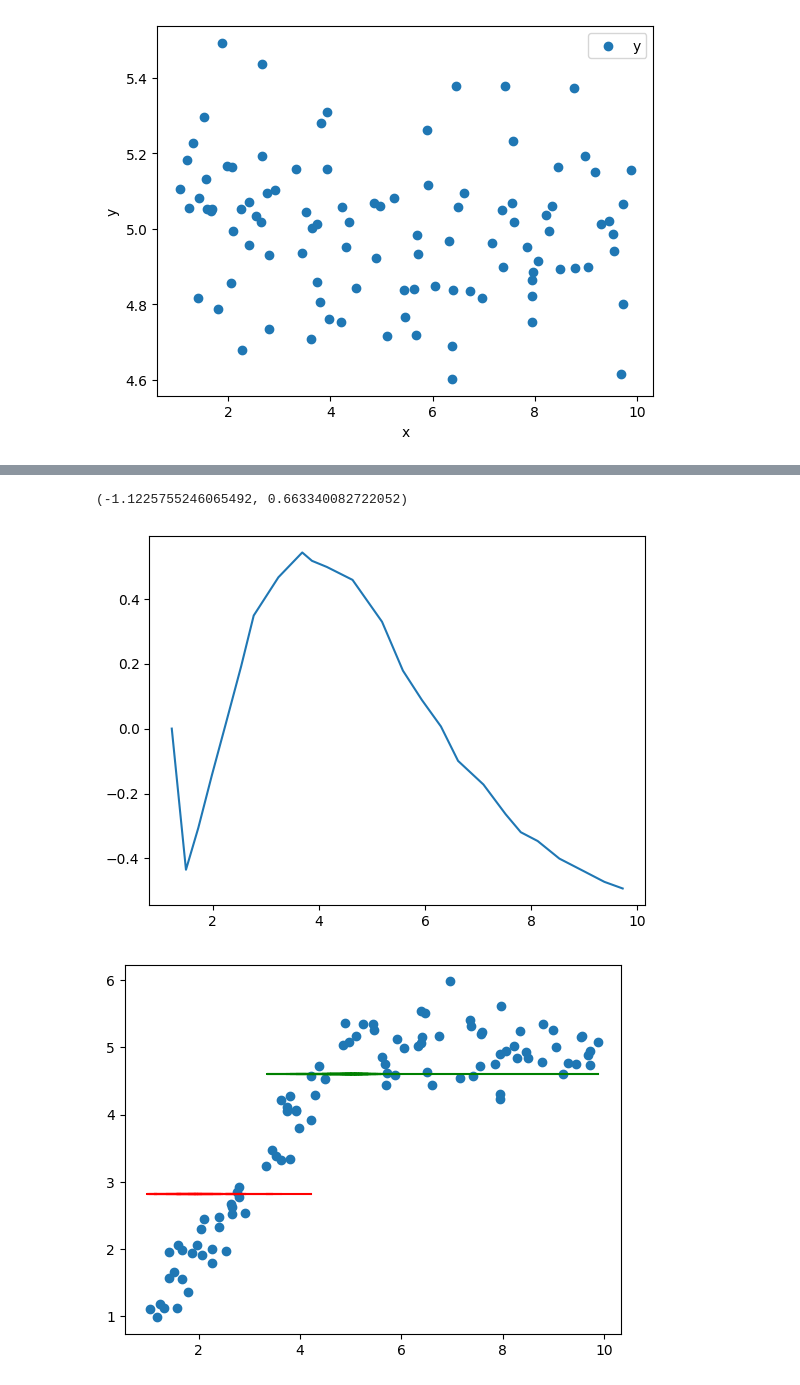
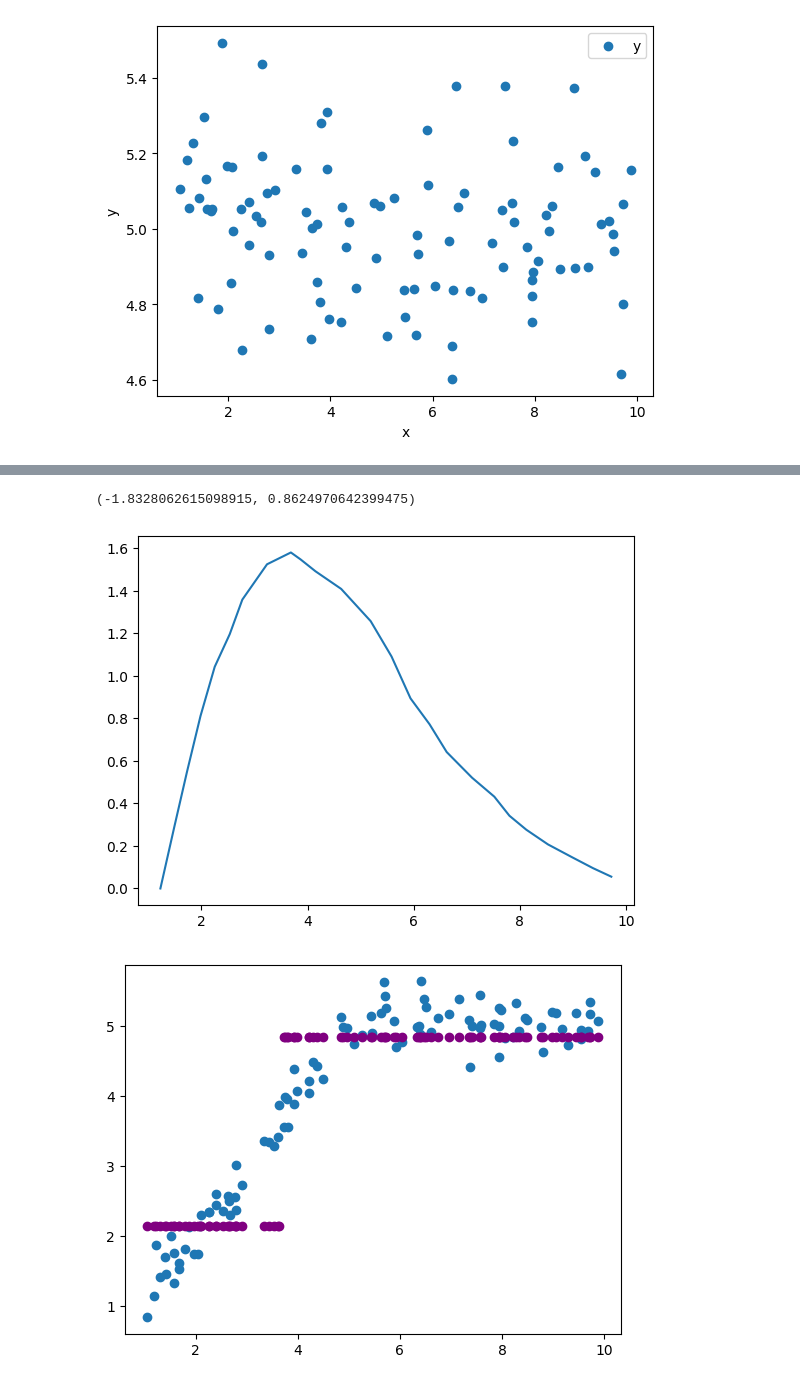
Before and after one commit to Hecramco/Synthetic_PV_Profiles, a Jupyter notebook: samples/regression/XG_BOOST_reproduction.ipynb, the cells around one changed output, grey strips where cells are left out. Saved outputs shown, nothing was run; the diff lists cells and outputs as text; code cells hidden in the pictures.

```diff
--- a/samples/regression/XG_BOOST_reproduction.ipynb
+++ b/samples/regression/XG_BOOST_reproduction.ipynb
@@ -82,7 +82,7 @@ l = []
 #Test the different threshold, this is to find the optimal threshold to split the data
 # Each threshold will be tested on the whole dataset
 for i in range(len(df)):
-
+    opt_split = np.inf
     # select the threshold to split the data
     t = df["X"][i]
     df_L =  df[df["X"]<t]
@@ -286,19 +448,19 @@ def get_split_value_one_feature(histogram, lambda_ = 0.1, gamma = 0.1):
 # %%
-score , split_value, w_left, w_right = get_split_value_one_feature(feat1, lambda_ = 0.4, gamma = 0.5)
+lambda_ = 0
+gamma = 0
+score , split_value, w_left, w_right = get_split_value_one_feature(feat1, lambda_, gamma)
 plt.plot(feat1["bin"], score)
 w_left, w_right
 # %% [output]
-(-1.1225755246065492, 0.663340082722052)
+(-1.8328062615098915, 0.8624970642399475)
-[figure, old version]
+[figure, new version]
 # %%
-y_pred_1 = y_pred + w_left
-y_pred_2 = y_pred + w_right
+predictions = y_pred + [w_left if i<split_value else w_right for i in df["X"]]
 plt.figure()
 plt.scatter(df["X"],df["y"])
-plt.plot(df.where(df["X"]<=split_value), [y_pred_1]*len(df.where(df["X"]<=split_value)), color = "red")
-plt.plot(df.where(df["X"]>split_value), [y_pred_2]*len(df.where(df["X"]>split_value)), color = "green")
+plt.scatter(df["X"],predictions, color = "purple")
 
 next_hist1 = feat1.where(feat1["bin"]>split_value).dropna()
 next_hist2 = feat1.where(feat1["bin"]<=split_value).dropna()
 # %% [output]
-[figure, old version]
+[figure, new version]
```
Also changed, not shown: parts of 29 cells of this notebook.
